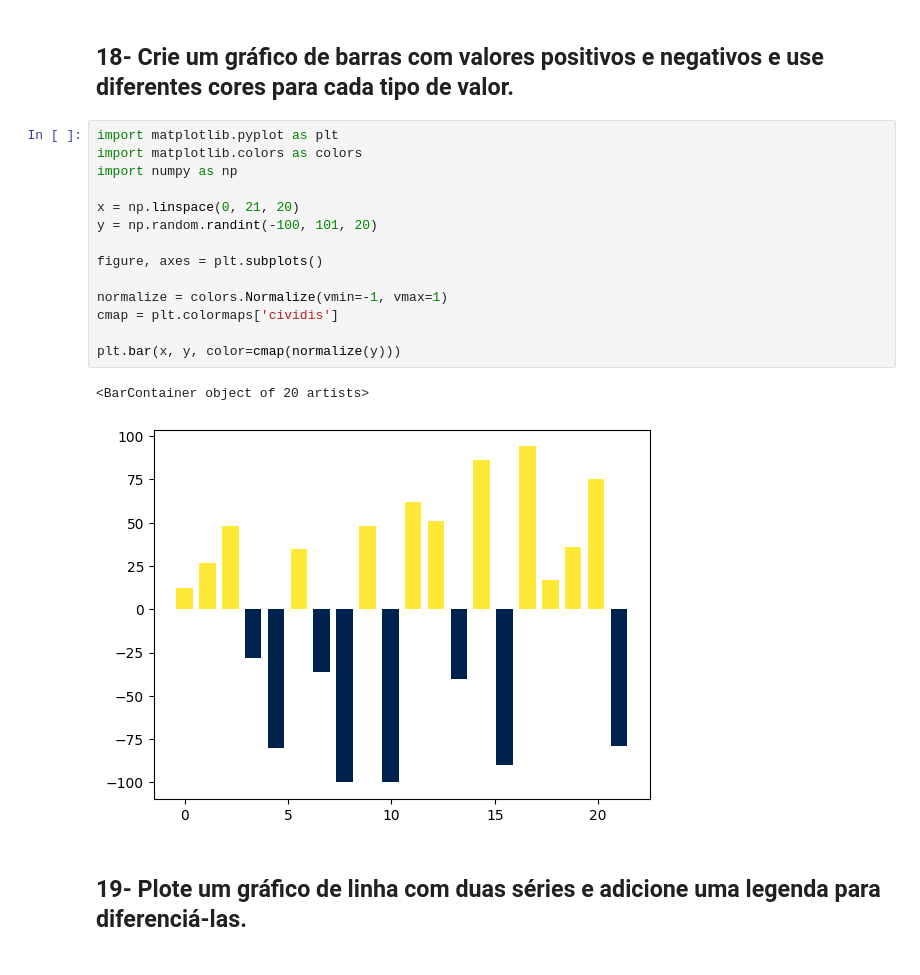
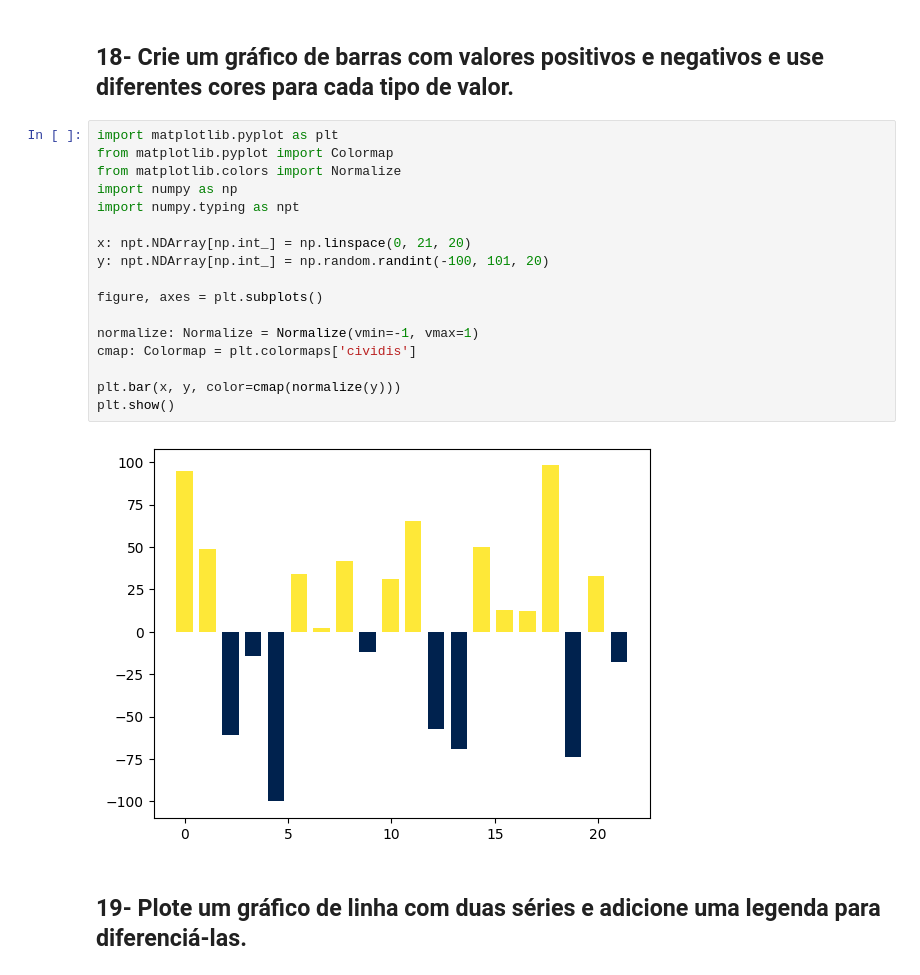
Before and after one commit to LTABR/inteligencia-artificial-umc, a Jupyter notebook: Exercícios_Data_Science_Lucas_Tadashi_Aniya_6A_Matutino.ipynb, the cells around one changed output. Drawn from its saved outputs; the diff is of its cells as text.

```diff
--- a/Exercícios_Data_Science_Lucas_Tadashi_Aniya_6A_Matutino.ipynb
+++ b/Exercícios_Data_Science_Lucas_Tadashi_Aniya_6A_Matutino.ipynb
@@ -1428,21 +1587,23 @@ plt.savefig(fname='matplotlib.pdf', format='pdf')
 ## 18- Crie um gráfico de barras com valores positivos e negativos e use diferentes cores para cada tipo de valor.
 # %%
 import matplotlib.pyplot as plt
-import matplotlib.colors as colors
+from matplotlib.pyplot import Colormap
+from matplotlib.colors import Normalize
 import numpy as np
+import numpy.typing as npt
 
-x = np.linspace(0, 21, 20)
-y = np.random.randint(-100, 101, 20)
+x: npt.NDArray[np.int_] = np.linspace(0, 21, 20)
+y: npt.NDArray[np.int_] = np.random.randint(-100, 101, 20)
 
 figure, axes = plt.subplots()
 
-normalize = colors.Normalize(vmin=-1, vmax=1)
-cmap = plt.colormaps['cividis']
+normalize: Normalize = Normalize(vmin=-1, vmax=1)
+cmap: Colormap = plt.colormaps['cividis']
 
 plt.bar(x, y, color=cmap(normalize(y)))
+plt.show()
 # %% [output]
-<BarContainer object of 20 artists>
-[figure, old version]
+[figure, new version]
 # %% [markdown]
 ## 19- Plote um gráfico de linha com duas séries e adicione uma legenda para diferenciá-las.
 # %%
```
Also changed, not shown: parts of 80 cells of this notebook.
